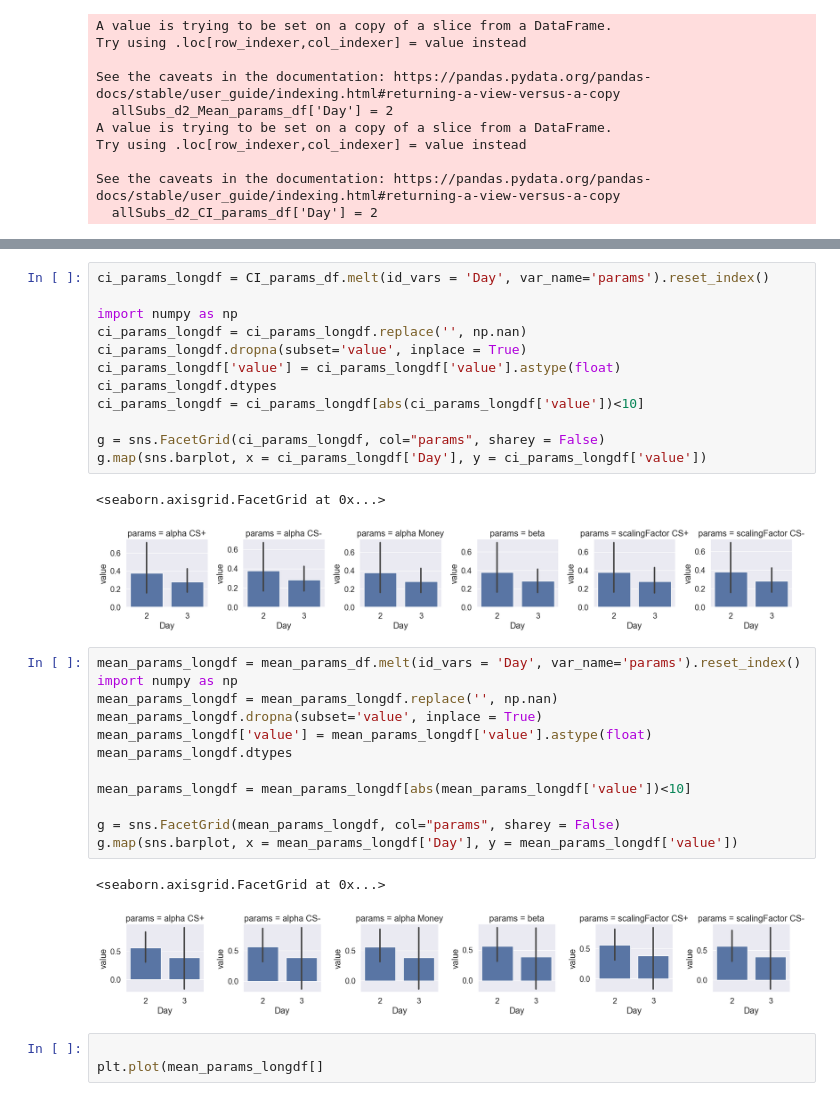
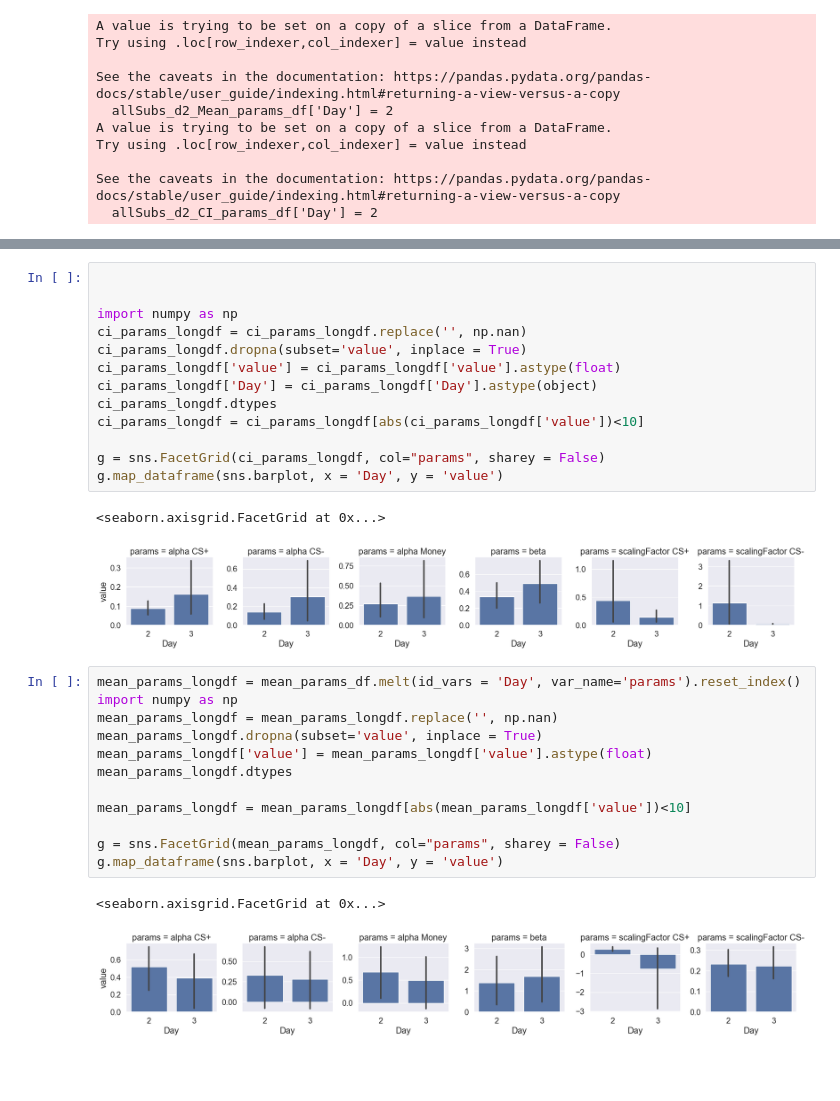
Before and after one commit to ffviana/nutreconDrive, a Jupyter notebook: 3. Analysis/groupAnalysis.ipynb, the cells around one changed output, grey strips where cells are left out. Cells and saved outputs as stored; diff of their text form; blank space fills up the shorter version.

```diff
--- a/3. Analysis/groupAnalysis.ipynb
+++ b/3. Analysis/groupAnalysis.ipynb
@@ -814,33 +794,31 @@ ci_params_longdf
 # %%
-ci_params_longdf = CI_params_df.melt(id_vars = 'Day', var_name='params').reset_index()
+
 
 import numpy as np
 ci_params_longdf = ci_params_longdf.replace('', np.nan)
 ci_params_longdf.dropna(subset='value', inplace = True)
 ci_params_longdf['value'] = ci_params_longdf['value'].astype(float)
+ci_params_longdf['Day'] = ci_params_longdf['Day'].astype(object)
 ci_params_longdf.dtypes
 ci_params_longdf = ci_params_longdf[abs(ci_params_longdf['value'])<10]
 
 g = sns.FacetGrid(ci_params_longdf, col="params", sharey = False)
-g.map(sns.barplot, x = ci_params_longdf['Day'], y = ci_params_longdf['value'])
+g.map_dataframe(sns.barplot, x = 'Day', y = 'value')
 # %% [output]
 <seaborn.axisgrid.FacetGrid at 0x...>
-[figure, old version]
+[figure, new version]
 # %%
 mean_params_longdf = mean_params_df.melt(id_vars = 'Day', var_name='params').reset_index()
 import numpy as np
 mean_params_longdf = mean_params_longdf.replace('', np.nan)
 mean_params_longdf.dropna(subset='value', inplace = True)
 mean_params_longdf['value'] = mean_params_longdf['value'].astype(float)
 mean_params_longdf.dtypes
 
 mean_params_longdf = mean_params_longdf[abs(mean_params_longdf['value'])<10]
 
 g = sns.FacetGrid(mean_params_longdf, col="params", sharey = False)
-g.map(sns.barplot, x = mean_params_longdf['Day'], y = mean_params_longdf['value'])
+g.map_dataframe(sns.barplot, x = 'Day', y = 'value')
 # %% [output]
 <seaborn.axisgrid.FacetGrid at 0x...>
-[figure, old version]
+[figure, new version]
-# %%
-
-plt.plot(mean_params_longdf[]
```
Also changed, not shown: parts of 12 cells of this notebook.
